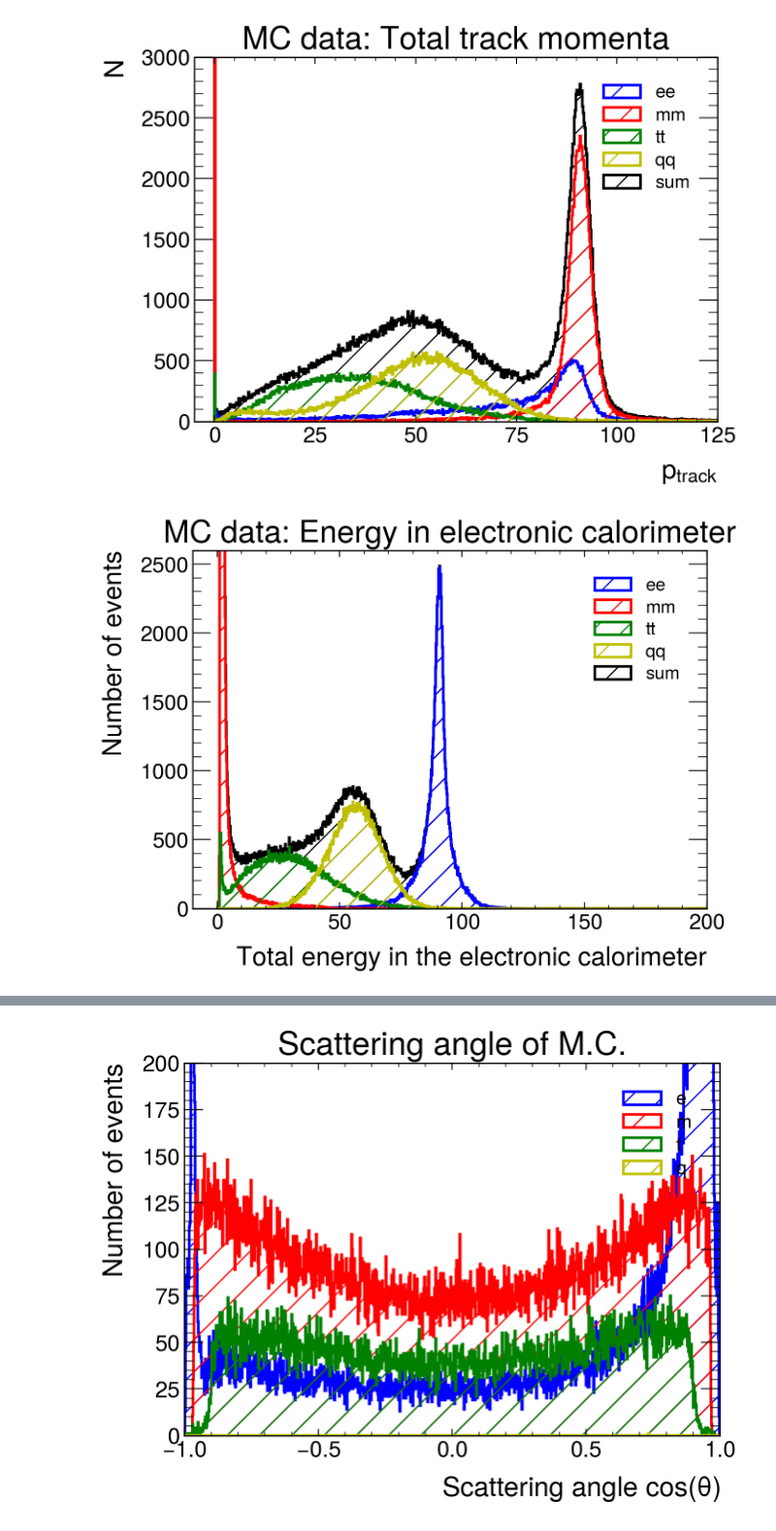
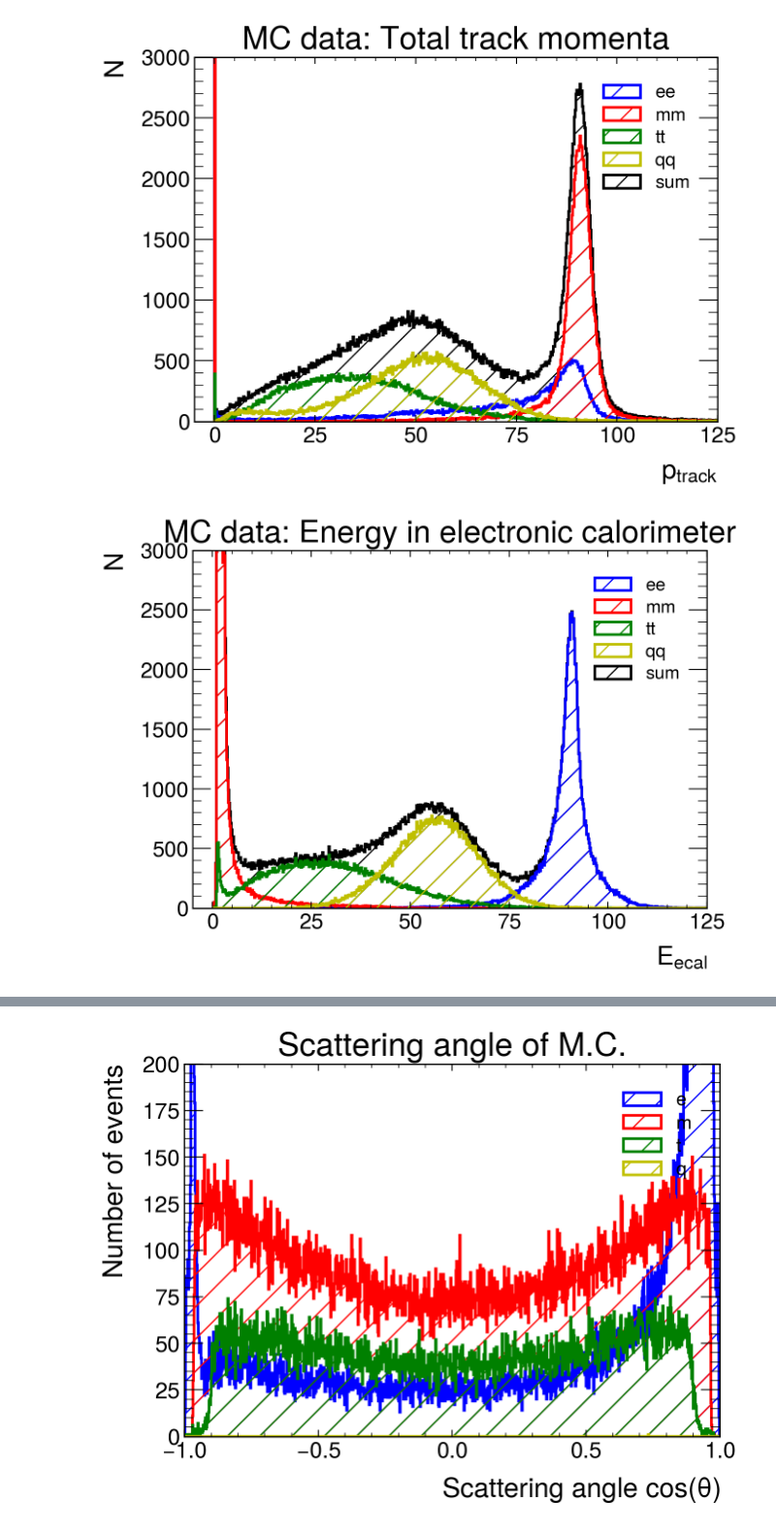
Before and after one commit to lukasg96/z0-precisionmeasurement, a Jupyter notebook: z0_experiment.ipynb, the cells around one changed output, grey strips where cells are left out. Shown at 97% size. Drawn from its saved outputs; the diff is of its cells as text; code cells hidden in the pictures.

```diff
--- a/z0_experiment.ipynb
+++ b/z0_experiment.ipynb
@@ -33,7 +33,7 @@ import matplotlib.pyplot as plt
 
 from scipy.optimize import curve_fit
 # %%
-colors = {'e' : 'b', 'm' : 'r', 't' : 'g', 'q' : 'y', 'mix' : 'black'}
+colors = {'e' : 'b', 'm' : 'r', 't' : 'g', 'q' : 'y', 'mix' : 'black', 'es' : 'cornflowerblue'}
 # %% [markdown]
 ## *Example*: Reading a ROOT.TTree and plotting a variable with a cut
 # %% [markdown]
@@ -179,20 +181,20 @@ plt.show()
 # %%
 plt.style.use(mplhep.style.ATLAS) # You can load ATLAS/CMS/ALICE plot style
 plt.figure(figsize=(7,5))
 
 bin_content, bin_edges, _ = plt.hist(eecal[0], bins=1000, range=(0.,200.), histtype='step',  linewidth=2, edgecolor=colors['e'], hatch='/', label='ee')
 bin_content, bin_edges, _ = plt.hist(eecal[1], bins=1000, range=(0.,200.), histtype='step',  linewidth=2, edgecolor=colors['m'], hatch='/', label='mm')
 bin_content, bin_edges, _ = plt.hist(eecal[2], bins=1000, range=(0.,200.), histtype='step',  linewidth=2, edgecolor=colors['t'], hatch='/', label='tt')
 bin_content, bin_edges, _ = plt.hist(eecal[3], bins=1000, range=(0.,200.), histtype='step',  linewidth=2, edgecolor=colors['q'], hatch='/', label='qq')
 bin_content, bin_edges, _ = plt.hist(eecal[4], bins=1000, range=(0.,200.), histtype='step',  linewidth=2, edgecolor=colors['mix'], hatch='/', label='sum', zorder=1)
 
 ### Show the plot on screen
 plt.legend()
 plt.title('MC data: Energy in electronic calorimeter')
-plt.xlim(-10.,150.)
-plt.ylim(0,2.6e3)
-plt.xlabel('Total energy in the electronic calorimeter')
-plt.ylabel('Number of events')
+plt.xlim(-5.,125)
+plt.ylim(0,3e3)
+plt.xlabel('$E_{ecal}$')
+plt.ylabel('N')
 plt.show()
 # %% [output]
-[figure, old version]
+[figure, new version]
```
Also changed, not shown: parts of 25 cells of this notebook.
